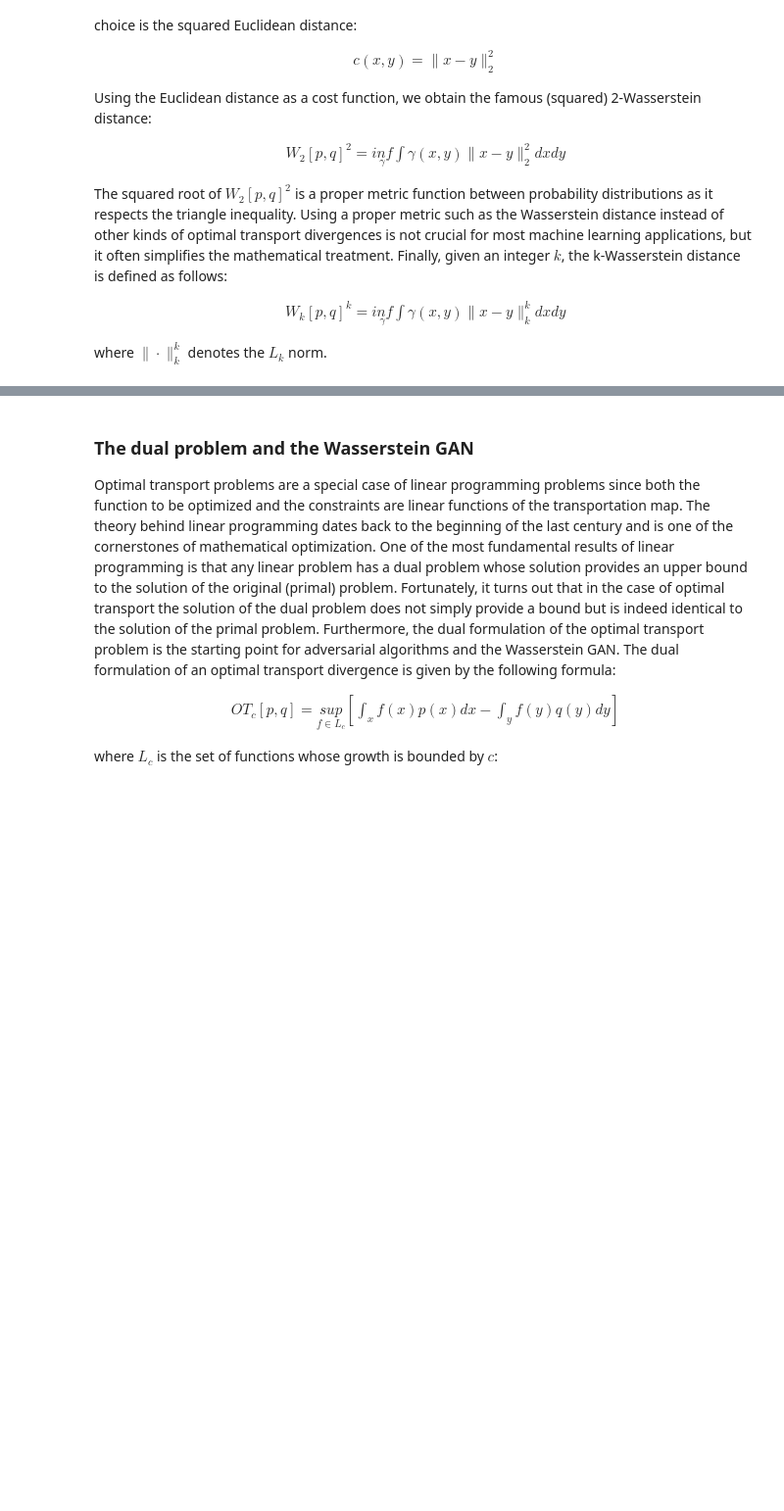
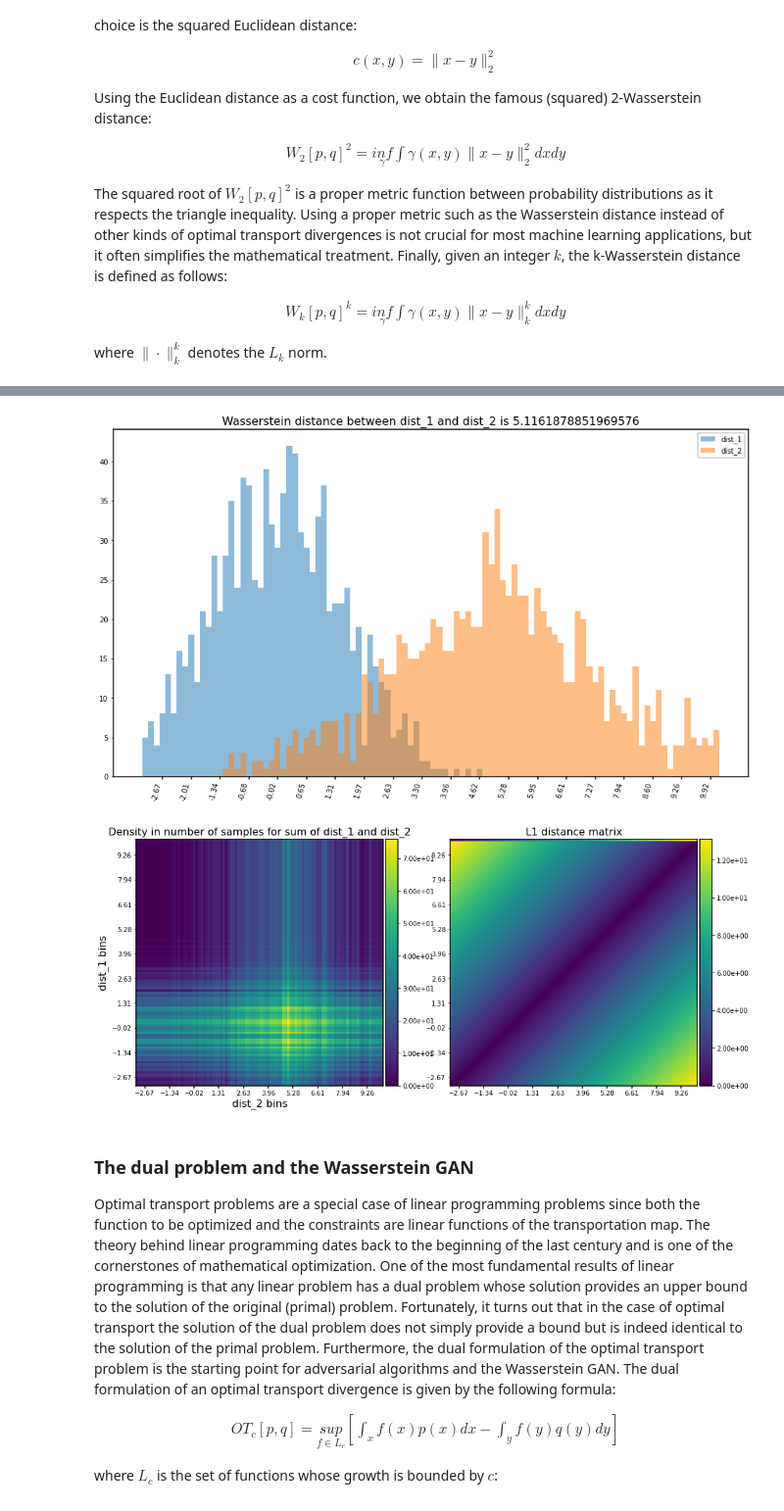
Before and after one commit to gnthibault/Optimisation-Python, a Jupyter notebook: OptimalTransportWasserteinDistance.ipynb, the cells around one changed output, grey strips where cells are left out. Shown at 98% size. Saved outputs shown, nothing was run; the diff lists cells and outputs as text; code cells hidden in the pictures; blank space fills up the shorter version.

Commit message:
Added simple example of scipy 1-Wasserstein distance calculation

```diff
--- a/OptimalTransportWasserteinDistance.ipynb
+++ b/OptimalTransportWasserteinDistance.ipynb
@@ -131,3 +167,81 @@ where $\|\cdot\|_k^k$ denotes the $L_k$ norm.
+# %%
+from scipy.stats import wasserstein_distance
+
+nb_samples = 1024
+nb_bins = 100
+mu_1 = 0
+mu_2 = 5
+sigma_1 = 1.5
+sigma_2 = 2.5
+dist_1 = np.random.normal(loc=mu_1, scale=sigma_1, size=nb_samples)
+dist_2 = np.random.normal(loc=mu_2, scale=sigma_2, size=nb_samples)
+
+# Show hist
+min_99_perc = np.percentile(np.concatenate((dist_1, dist_2)), 1)
+max_99_perc = np.percentile(np.concatenate((dist_1, dist_2)), 99)
+#bins = np.linspace(min_99_perc, max_99_perc, nb_bins+1)
+hist_1, bins = np.histogram(dist_1, bins=nb_bins, range=[min_99_perc, max_99_perc], density=False)
+hist_2, bins = np.histogram(dist_2, bins=nb_bins, range=[min_99_perc, max_99_perc], density=False)
+width_bins = np.diff(bins)
+center_bins = (bins[:-1] + bins[1:]) / 2
+
+
+fig, ax = plt.subplots(figsize=(16,9))
+#If bins is a sequence, it defines the bin edges, including the left edge of the first bin and the right edge of the last bin
+#ax.hist(dist_1, bins, alpha=0.5, label='dist_1')
+ax.bar(center_bins, hist_1, align='center', width=width_bins, alpha=0.5, label='dist_1')
+#ax.hist(dist_2, bins, alpha=0.5, label='dist_2')
+ax.bar(center_bins, hist_2, align='center', width=width_bins, alpha=0.5, label='dist_2')
+ax.set_xticks(center_bins)
+ax.set_xticklabels(map(lambda x: f"{x:.2f}", center_bins), rotation = 75, ha="right")
+ax.locator_params(nbins=20, axis='x')
+ax.legend(loc='upper right')
+ax.set_title(f"Wasserstein distance between dist_1 and dist_2 is {wasserstein_distance(dist_1, dist_2)}")
+
+# Define density on both axis
+density = np.repeat(hist_1.reshape(-1,1)[::-1], len(bins)-1, axis=1)
+density += np.repeat(hist_2.reshape(-1,1), len(bins)-1, axis=1).T
+
+# Define distance matrix
+dist_mat = np.zeros((len(bins)-1, len(bins)-1))
+for idx_1, (bin_1_min, bin_1_max) in enumerate(zip(bins[:-1], bins[1:])):
+    for idx_2, (bin_2_min, bin_2_max) in enumerate(zip(bins[:-1], bins[1:])):
+        bin_1_mean = (bin_1_min+bin_1_max)/2
+        bin_2_mean = (bin_2_min+bin_2_max)/2
+        dist_mat[-idx_1, idx_2] = np.abs(bin_1_mean-bin_2_mean)
+fig, ax = plt.subplots(1,2, figsize=(16,9))
+
+# Plot density
+#[xmin,xmax,ymin,ymax]
+extent = [bins[0], bins[-1], bins[0], bins[-1]]
+heatmap = ax[0].imshow(density, extent=extent)
+divider = make_axes_locatable(ax[0])
+cax = divider.append_axes("right", size="5%", pad=0.05)
+plt.colorbar(heatmap, format=FormatStrFormatter('%.2e'), cax=cax)
+ax[0].set_xlabel("dist_2 bins")
+ax[0].set_ylabel("dist_1 bins")
+ax[0].set_xticks(center_bins)
+ax[0].set_yticks(center_bins)
+ax[0].locator_params(nbins=10, axis='both')
+ax[0].set_title(f"Density in number of samples for sum of dist_1 and dist_2")
+
+# Plot distance
+heatmap = ax[1].imshow(dist_mat, extent=extent)
+divider = make_axes_locatable(ax[1])
+cax = divider.append_axes("right", size="5%", pad=0.05)
+plt.colorbar(heatmap, format=FormatStrFormatter('%.2e'), cax=cax)
+#ax[1].axis('off')
+ax[0].set_xlabel("dist_2 bins")
+ax[0].set_ylabel("dist_1 bins")
+ax[1].set_xticks(center_bins)
+ax[1].set_yticks(center_bins)
+ax[1].locator_params(nbins=10, axis='both')
+ax[1].set_title(f"L1 distance matrix")
+
+plt.show()
+# %% [output]
+[figure, added]
+[figure, added]
 # %% [markdown]
 ### The dual problem and the Wasserstein GAN
 Optimal transport problems are a special case of linear programming problems since both the function to be optimized and the constraints are linear functions of the transportation map. The theory behind linear programming dates back to the beginning of the last century and is one of the cornerstones of mathematical optimization. One of the most fundamental results of linear programming is that any linear problem has a dual problem whose solution provides an upper bound to the solution of the original (primal) problem. Fortunately, it turns out that in the case of optimal transport the solution of the dual problem does not simply provide a bound but is indeed identical to the solution of the primal problem. Furthermore, the dual formulation of the optimal transport problem is the starting point for adversarial algorithms and the Wasserstein GAN. The dual formulation of an optimal transport divergence is given by the following formula:
```
Also changed, not shown: parts of 5 cells of this notebook.
